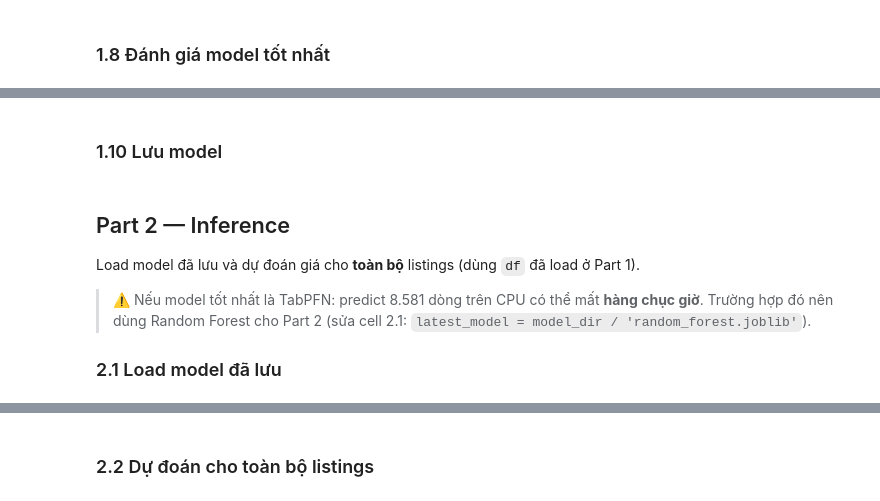
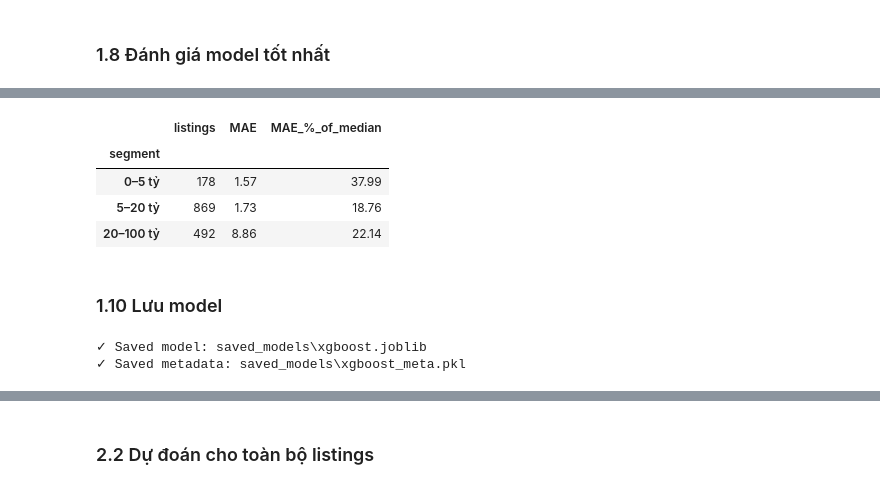
Before and after one commit to Lenhan231/Real-Estate-Valuation, a Jupyter notebook: models/train.ipynb, the cells around one changed output, grey strips where cells are left out. Drawn from its saved outputs; the diff is of its cells as text; code cells hidden in the pictures.

```diff
--- a/models/train.ipynb
+++ b/models/train.ipynb
@@ -261,31 +426,2 @@ comparison
 # %% [markdown]
 ### 1.8 Đánh giá model tốt nhất
-# %%
-y_best_pred = best_model.predict(X_test)
-errors = y_test - y_best_pred
-
-fig, axes = plt.subplots(1, 2, figsize=(13, 4.5))
-
-# Actual vs predicted (test set)
-axes[0].scatter(y_test, y_best_pred, s=14, alpha=0.4, color='#4C78A8', edgecolors='none')
-lims = [0, max(y_test.max(), y_best_pred.max())]
-axes[0].plot(lims, lims, '--', color='#555555', lw=1.5)
-axes[0].set_xlabel('Actual price (billion VND)')
-axes[0].set_ylabel('Predicted price (billion VND)')
-axes[0].set_title('Actual vs predicted — test set')
-axes[0].grid(True, alpha=0.25)
-axes[0].spines[['top', 'right']].set_visible(False)
-
-# Error distribution
-axes[1].hist(errors, bins=40, color='#4C78A8', edgecolor='white', linewidth=0.5)
-axes[1].axvline(errors.mean(), color='#F58518', linestyle='--', lw=1.5,
-                label=f'Mean error: {errors.mean():.2f}')
-axes[1].set_xlabel('Prediction error (billion VND)')
-axes[1].set_ylabel('Frequency')
-axes[1].set_title('Error distribution — test set')
-axes[1].legend(frameon=False)
-axes[1].grid(True, alpha=0.25)
-axes[1].spines[['top', 'right']].set_visible(False)
-
-plt.tight_layout()
-plt.show()
@@ -314,3 +441,24 @@ plt.show()
+# %%
+# Error by price segment — shows where the model is accurate and where it struggles
+segments = [(0, 5), (5, 20), (20, 100)]
+rows = []
+for lo, hi in segments:
+    mask = (y_test > lo) & (y_test <= hi)
+    seg_true, seg_pred = y_test[mask], y_best_pred[mask]
+    rows.append({
+        'segment': f'{lo}–{hi} tỷ',
+        'listings': int(mask.sum()),
+        'MAE': mean_absolute_error(seg_true, seg_pred),
+        'MAE_%_of_median': mean_absolute_error(seg_true, seg_pred) / seg_true.median() * 100,
+    })
+
+pd.DataFrame(rows).set_index('segment').round(2)
+# %% [output]
+|  | listings | MAE | MAE_%_of_median |
+| segment |  |  |  |
+| 0–5 tỷ | 178 | 1.57 | 37.99 |
+| 5–20 tỷ | 869 | 1.73 | 18.76 |
+| 20–100 tỷ | 492 | 8.86 | 22.14 |
 # %% [markdown]
 ### 1.10 Lưu model
 # %%
@@ -328,20 +476,20 @@ metadata = {
         'r2_score': float(best_r2),
         'rmse': float(np.sqrt(mean_squared_error(y_test, y_best_pred))),
         'mae': float(mean_absolute_error(y_test, y_best_pred)),
+        'mape': float(mean_absolute_percentage_error(y_test, y_best_pred) * 100),
     },
     'train_size': len(X_train),
     'test_size': len(X_test),
+    # Model was trained on log1p(price) — inference must apply expm1
+    'target_transform': 'log1p',
+    # Locality target-encoding learned on the train set — needed at inference time
+    'locality_price_map': locality_price_map.to_dict(),
+    'locality_price_global': locality_price_global,
 }
 meta_path = model_dir / f"{best_name}_meta.pkl"
 with open(meta_path, 'wb') as f:
     pickle.dump(metadata, f)
 print(f"✓ Saved metadata: {meta_path}")
+# %% [output]
+✓ Saved model: saved_models\xgboost.joblib
+✓ Saved metadata: saved_models\xgboost_meta.pkl
-# %% [markdown]
-## Part 2 — Inference
-
-Load model đã lưu và dự đoán giá cho **toàn bộ** listings (dùng `df` đã load ở Part 1).
-
-> ⚠️ Nếu model tốt nhất là TabPFN: predict 8.581 dòng trên CPU có thể mất **hàng chục giờ**.
-> Trường hợp đó nên dùng Random Forest cho Part 2 (sửa cell 2.1: `latest_model = model_dir / 'random_forest.joblib'`).
-
-### 2.1 Load model đã lưu
```
Also changed, not shown: parts of 30 cells of this notebook, 34 other files.
